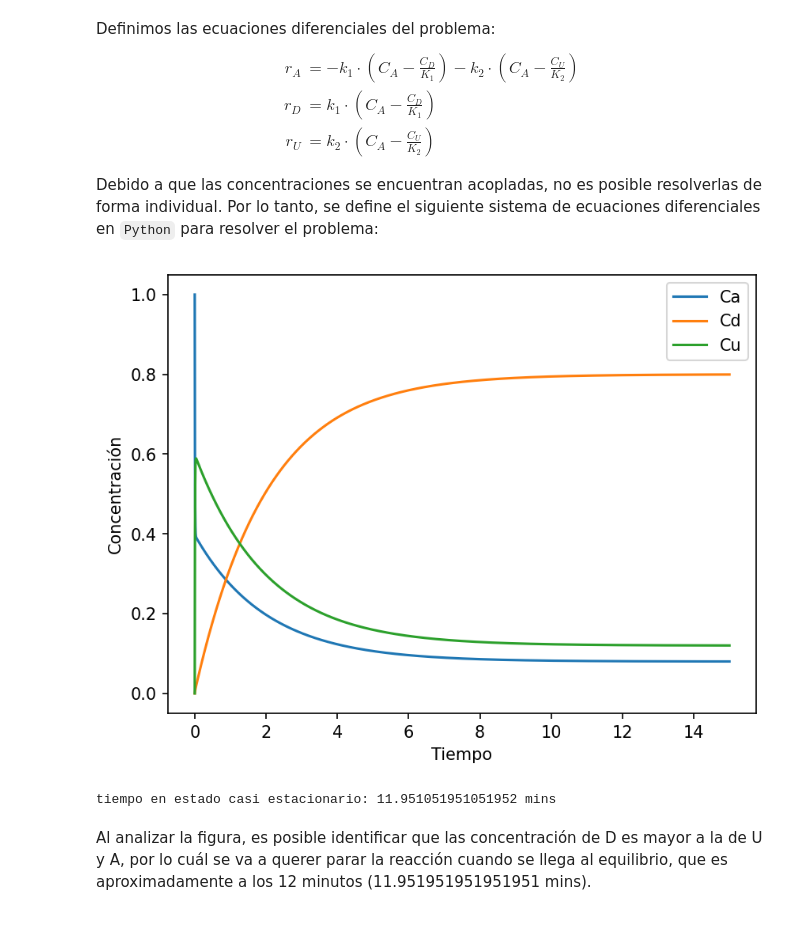
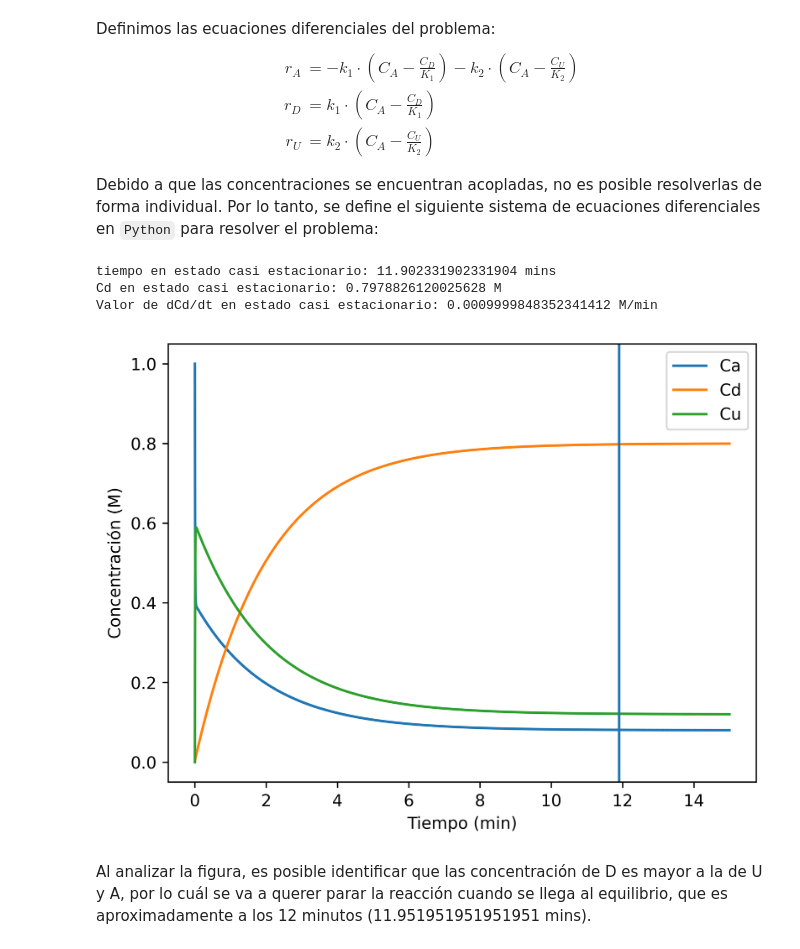
Before and after one commit to SysBioengLab/IIQ2113-Chemical-reactor-design, a Jupyter notebook: TallerComputacional/TallerComp1Sol.ipynb, the cells around one changed output. Drawn from its saved outputs; the diff is of its cells as text; code cells hidden in the pictures.

```diff
--- a/TallerComputacional/TallerComp1Sol.ipynb
+++ b/TallerComputacional/TallerComp1Sol.ipynb
@@ -182,41 +187,47 @@ def dC_dt(t, C, k1, k2, K1, K2):
     return [dCa_dt, dCd_dt, dCu_dt]
 # parámetros conocidos
 k1 = 1.0
 K1 = 10.0
 k2 = 100.0
 K2 = 1.5
 C0 = [
     1.0, # Ca0
     0.0, # Cd0
     0.0  # Cu0
 ]
 
 t_span = (0, 15)
 t_eval = np.linspace(t_span[0], t_span[1], int(1000000))
 sol = solve_ivp(dC_dt, # función que define las ODEs
                 t_span = t_span, # intervalo de integración
                 y0 = C0, # condiciones iniciales
                 args = (k1, k2, K1, K2), # parámetros adicionales de la función RECUERDEN EL ORDEN
                 t_eval=t_eval, # tiempo en el cuál extraer valores
-                method = 'LSODA' # método de integración
+                method = 'RK45' # método de integración
                 ) # resolvemos la ODE
-plt.figure(dpi = 150)
+plt.figure(dpi = 600)
 plt.plot(sol.t, sol.y[0], label='Ca')
 plt.plot(sol.t, sol.y[1], label='Cd')
 plt.plot(sol.t, sol.y[2], label='Cu')
-plt.xlabel('Tiempo')
-plt.ylabel('Concentración')
+plt.xlabel('Tiempo (min)')
+plt.ylabel('Concentración (M)')
 plt.legend()
-plt.show()
 
 
 
-dCd_dt = k1 * (sol.y[0] - (sol.y[1]/K1)) # definimos la derivada en base a la ecuación diferencial
+dCd_dt = k1 * (sol.y[0] - (sol.y[1]/K1))
 ind = np.where(np.abs(dCd_dt) < 1e-3)[0][0] # buscamos donde se hace casi cero
+
+plt.axvline(sol.t[ind])
+
 print('tiempo en estado casi estacionario:', sol.t[ind], 'mins')
+print('Cd en estado casi estacionario:', sol.y[1][ind], 'M')
+print('Valor de dCd/dt en estado casi estacionario:', dCd_dt[ind])
 # %% [output]
+tiempo en estado casi estacionario: 11.902331902331904 mins
+Cd en estado casi estacionario: 0.7978826120025628 M
+Valor de dCd/dt en estado casi estacionario: 0.0009999848352341412 M/min
-[figure, old version]
+[figure, new version]
-tiempo en estado casi estacionario: 11.951051951051952 mins
 # %% [markdown]
 Al analizar la figura, es posible identificar que las concentración de D es mayor a la de U y A, por lo cuál se va a querer parar la reacción cuando se llega al equilibrio, que es aproximadamente a los 12 minutos (11.951951951951951 mins).
 # %% [markdown]
```
Also changed, not shown: parts of 10 cells of this notebook, 1 other file.
